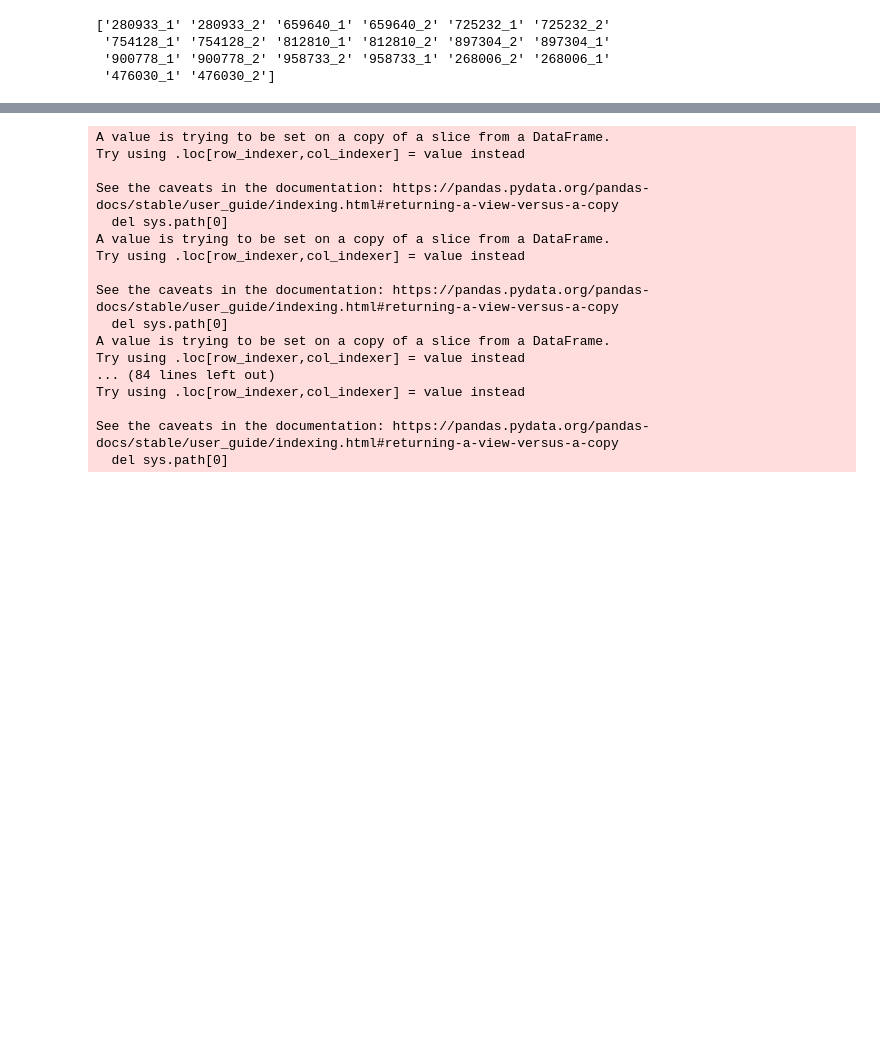
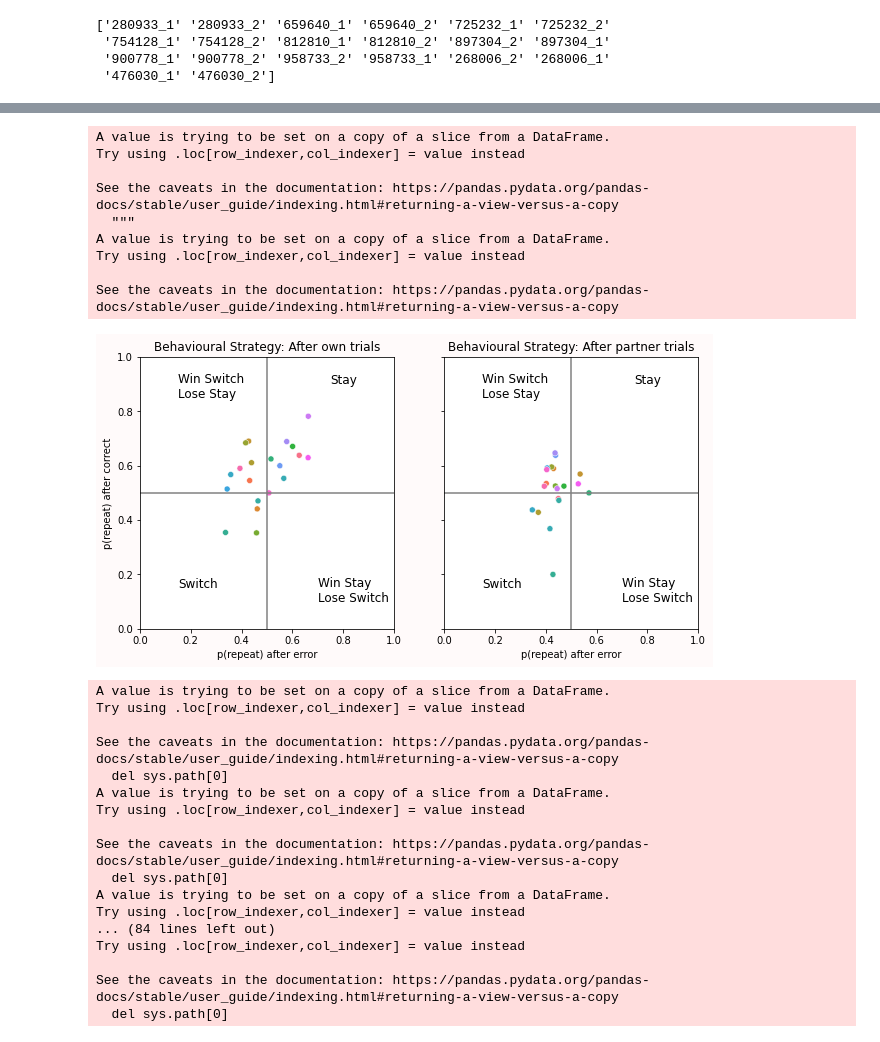
Before and after one commit to 104H/dyadicdecisionmaking, a Jupyter notebook: dataanalysis/analysis.ipynb, the cells around one changed output, grey strips where cells are left out. Cells and saved outputs as stored; diff of their text form; code cells hidden in the pictures; blank space fills up the shorter version.

```diff
--- a/dataanalysis/analysis.ipynb
+++ b/dataanalysis/analysis.ipynb
@@ -149,3 +196,43 @@ print(subjects)
+# %%
+"""
+Summary: Response direction bias
+"""
+tmpdf = trials_df[['subj_idx','l1_subject','l1_stim', 'l1_resp','l1_repeat']]
+tmpdf['l1_correct'] = (tmpdf['l1_stim'] == tmpdf['l1_resp']) * 1
+tmpdf['l1_subject'] = np.select([(tmpdf['subj_idx'] == tmpdf['l1_subject']),(tmpdf['subj_idx'] != tmpdf['l1_subject'])],['own','partner'])
+tmpdf = tmpdf.groupby(['subj_idx','l1_subject','l1_correct'])['l1_repeat'].mean().unstack()
+tmpdf['behav'] = tmpdf.apply(lambda x: det_behavior(x),axis=1)
+
+fig,ax = plt.subplots(1,2,figsize=(10,5),sharex=True,sharey=True,facecolor='snow')
+for i,val in enumerate(['own','partner']):
+  d = tmpdf.xs(val, level='l1_subject')
+  sns.scatterplot(x=d[1],y=d[0],hue=d.index,legend=False,ax=ax[i])
+  ax[i].set_title('Behavioural Strategy: After {} trials'.format(val))
+  ax[i].axvline(0.5,color='gray')
+  ax[i].axhline(0.5,color='gray')
+  ax[i].set_xlim(0,1)
+  ax[i].set_xlabel("p(repeat) after error")
+  ax[i].set_ylim(0,1)
+  ax[i].set_ylabel("p(repeat) after correct")
+  ax[i].text(0.75, 0.9,'Stay', fontsize=12)
+  ax[i].text(0.15, 0.85,"Win Switch\nLose Stay", fontsize=12)
+  ax[i].text(0.15, 0.15,"Switch", fontsize=12)
+  ax[i].text(0.7, 0.10,"Win Stay\nLose Switch", fontsize=12)
+
+plt.show()
+
+del tmpdf
+# %% [output]
+A value is trying to be set on a copy of a slice from a DataFrame.
+Try using .loc[row_indexer,col_indexer] = value instead
+
+See the caveats in the documentation: https://pandas.pydata.org/pandas-docs/stable/user_guide/indexing.html#returning-a-view-versus-a-copy
+  """
+A value is trying to be set on a copy of a slice from a DataFrame.
+Try using .loc[row_indexer,col_indexer] = value instead
+
+See the caveats in the documentation: https://pandas.pydata.org/pandas-docs/stable/user_guide/indexing.html#returning-a-view-versus-a-copy
+[figure, added]
 # %%
 individual_data = []
 for sid in subjects:
```
Also changed, not shown: parts of 11 cells of this notebook.
